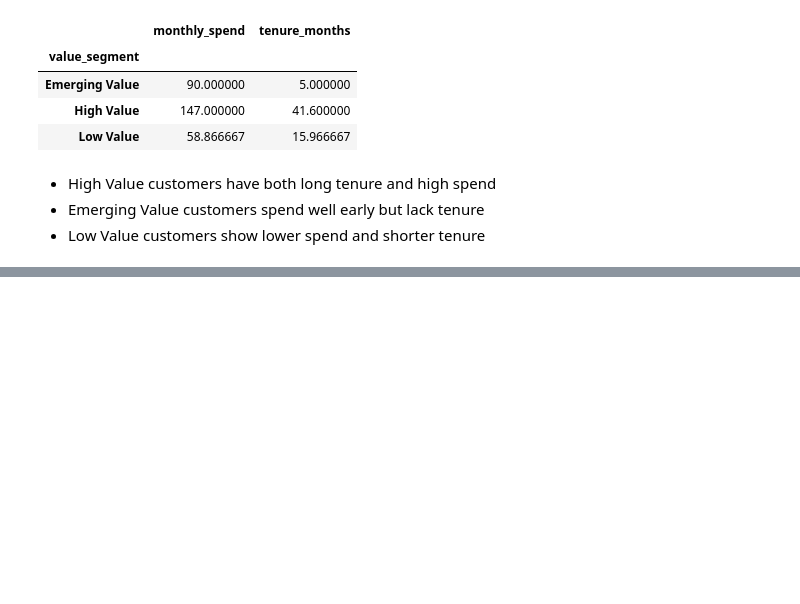
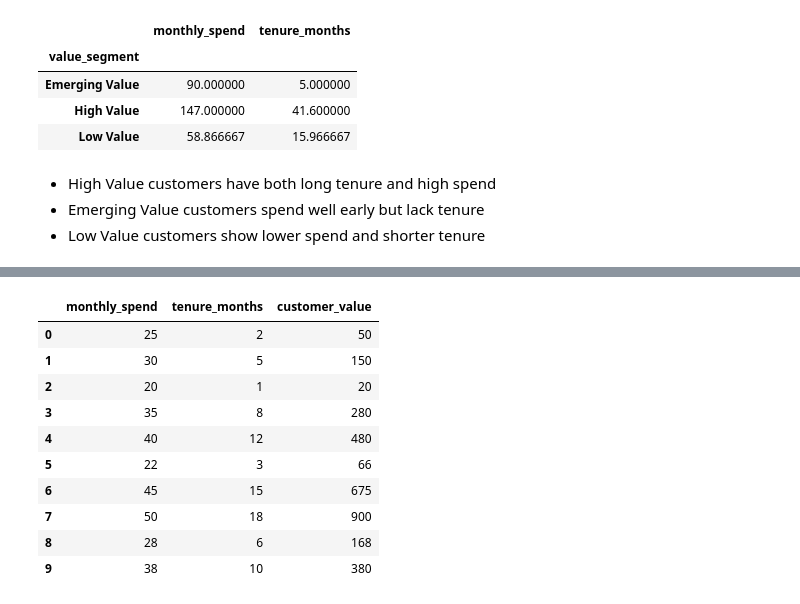
Before and after one commit to jae-notes/customer-behavior-analysis, a Jupyter notebook: analysis/01_initial_exploration.ipynb, the cells around one changed output, grey strips where cells are left out. Cells and saved outputs as stored; diff of their text form; code cells hidden in the pictures; blank space fills up the shorter version.

```diff
--- a/analysis/01_initial_exploration.ipynb
+++ b/analysis/01_initial_exploration.ipynb
@@ -306,0 +338,14 @@ df.groupby("value_segment")[["monthly_spend", "tenure_months"]].mean()
+# %%
+df[["monthly_spend", "tenure_months", "customer_value"]].head(10)
+# %% [output]
+|  | monthly_spend | tenure_months | customer_value |
+| 0 | 25 | 2 | 50 |
+| 1 | 30 | 5 | 150 |
+| 2 | 20 | 1 | 20 |
+| 3 | 35 | 8 | 280 |
+| 4 | 40 | 12 | 480 |
+| 5 | 22 | 3 | 66 |
+| 6 | 45 | 15 | 675 |
+| 7 | 50 | 18 | 900 |
+| 8 | 28 | 6 | 168 |
+| 9 | 38 | 10 | 380 |
```
Also changed, not shown: parts of 9 cells of this notebook.
